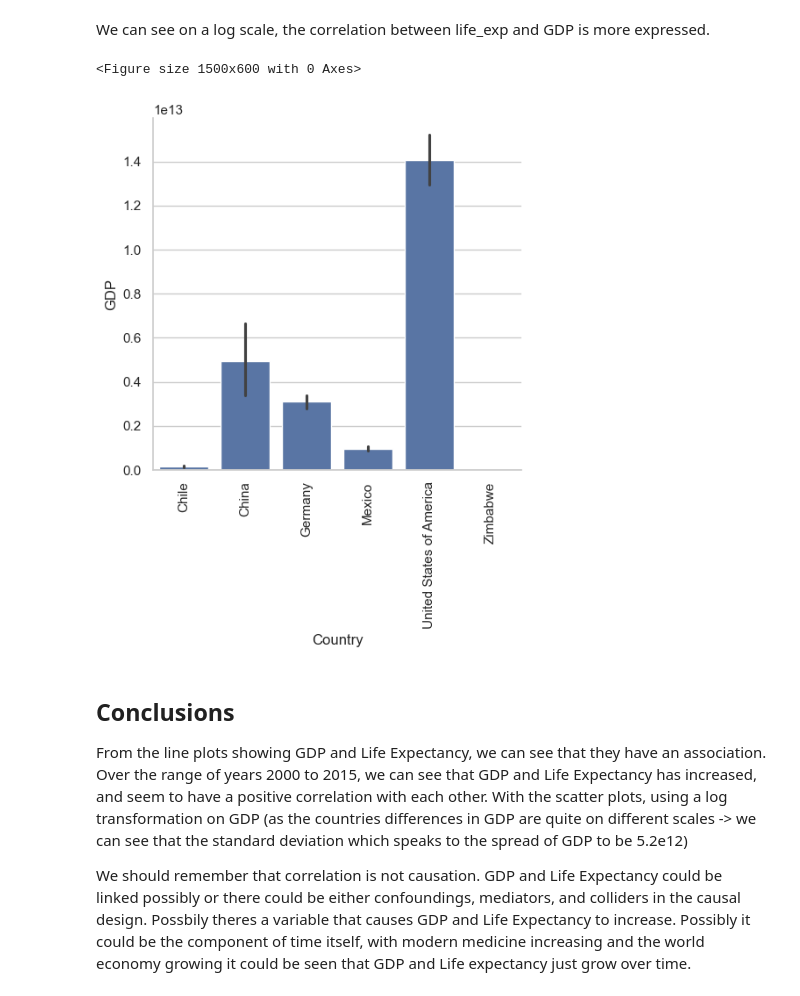
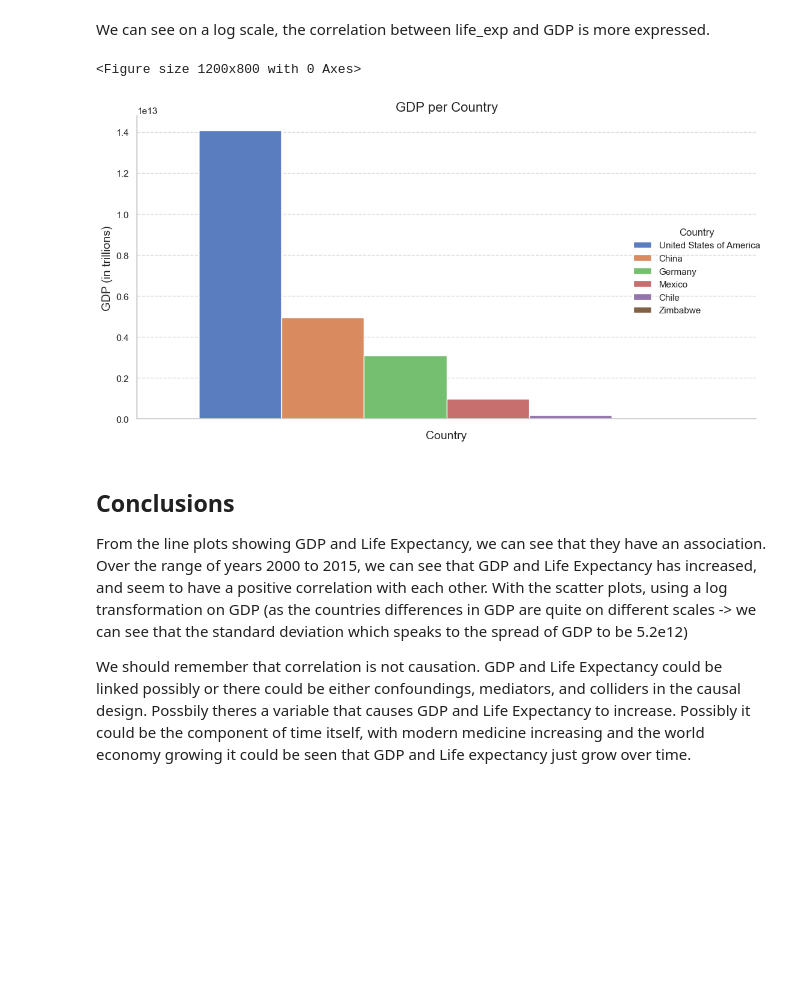
Before and after one commit to JewelsHovan/GDP_LifeExpectancy-Analysis, a Jupyter notebook: life_expectancy_gdp.ipynb, the cells around one changed output. Saved outputs shown, nothing was run; the diff lists cells and outputs as text; code cells hidden in the pictures; blank space fills up the shorter version.

```diff
--- a/life_expectancy_gdp.ipynb
+++ b/life_expectancy_gdp.ipynb
@@ -173,16 +211,34 @@ plt.show()
 # %% [markdown]
 We can see on a log scale, the correlation between life_exp and GDP is more expressed.
-# %%
-# lets see the differences in gdp per country
-
-plt.figure(figsize=(15, 6))
-sns.catplot(x = 'Country', y = 'GDP', data = df, kind = 'bar')
-plt.xticks(rotation = 90)
-
-plt.show();
-# %% [output]
-<Figure size 1500x600 with 0 Axes>
-[figure, removed]
+# %%
+import matplotlib.pyplot as plt
+import seaborn as sns
+
+df_sorted = df.sort_values(by='GDP', ascending=False)
+
+# Assuming df is your dataframe
+plt.figure(figsize=(12, 8))  # Adjust the figure size for better readability
+g = sns.catplot(hue='Country', y='GDP', data=df_sorted, kind='bar', aspect=1.5, height=6, errorbar=None, palette='muted')
+
+# Rotate x-axis labels for better visibility
+g.set_xticklabels(rotation=45, horizontalalignment='right')
+
+# Add labels and title
+plt.title('GDP per Country', fontsize=16)
+plt.xlabel('Country', fontsize=14)
+plt.ylabel('GDP (in trillions)', fontsize=14)
+
+# Add grid for better readability
+plt.grid(True, axis='y', linestyle='--', alpha=0.7)
+
+# Remove the additional facet plot (optional, if you want to have just one plot)
+plt.tight_layout()
+
+# Display the plot
+plt.savefig('bar_plot.png')
+# %% [output]
+<Figure size 1200x800 with 0 Axes>
+[figure, added]
 # %% [markdown]
 ## Conclusions
 
```
Also changed, not shown: parts of 5 cells of this notebook, 6 other files.
